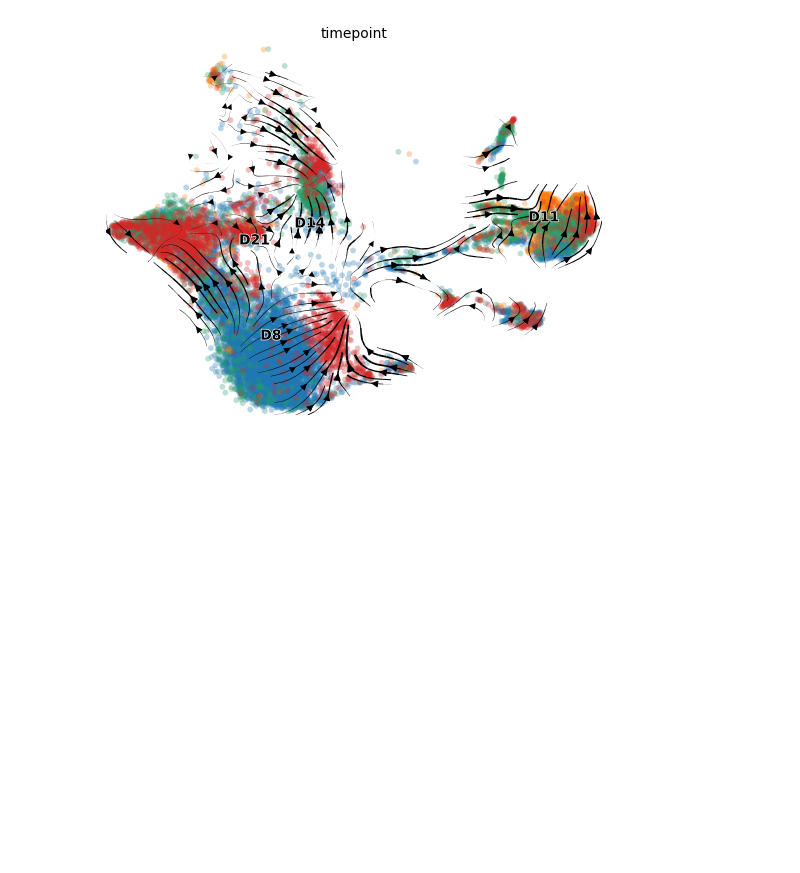
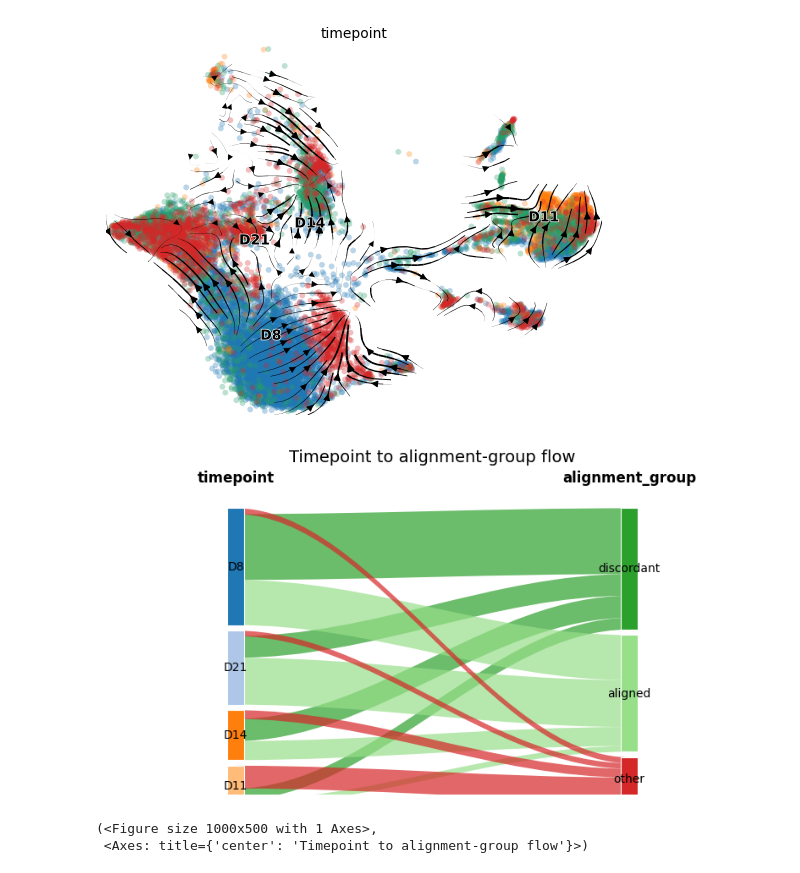
Before and after one commit to liuifrec/scgeo, a Jupyter notebook: notebooks/Velocity_shift_alignment.ipynb, the cells around one changed output. Saved outputs shown, nothing was run; the diff lists cells and outputs as text; code cells hidden in the pictures; blank space fills up the shorter version.

Commit message:
Add OOD landscape analysis notebook and state flow visualizations (alluvial + sankey)

```diff
--- a/notebooks/Velocity_shift_alignment.ipynb
+++ b/notebooks/Velocity_shift_alignment.ipynb
@@ -376,3 +376,15 @@ computing velocity embedding
     finished (0:00:01) --> added
     'velocity_umap', embedded velocity vectors (adata.obsm)
 [figure]
+# %%
+sg.pl.state_flow_alluvial(
+    adata,
+    columns=["timepoint", "alignment_group"],
+    title="Timepoint to alignment-group flow",
+    color_by="target",
+    figsize=(10, 5),
+)
+# %% [output]
+[figure, added]
+(<Figure size 1000x500 with 1 Axes>,
+ <Axes: title={'center': 'Timepoint to alignment-group flow'}>)
```
Also changed, not shown: parts of 3 cells of this notebook, 13 other files.
